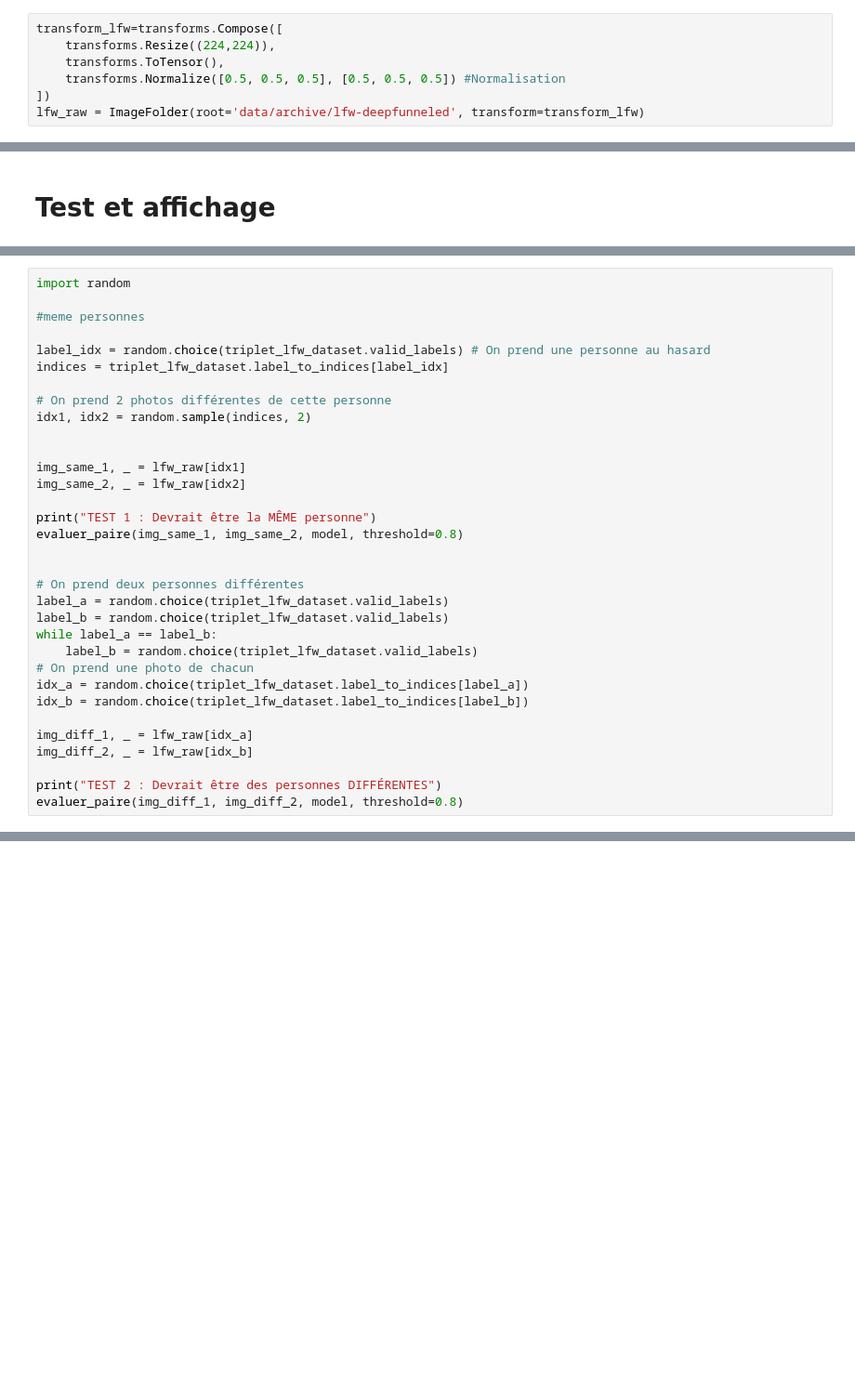
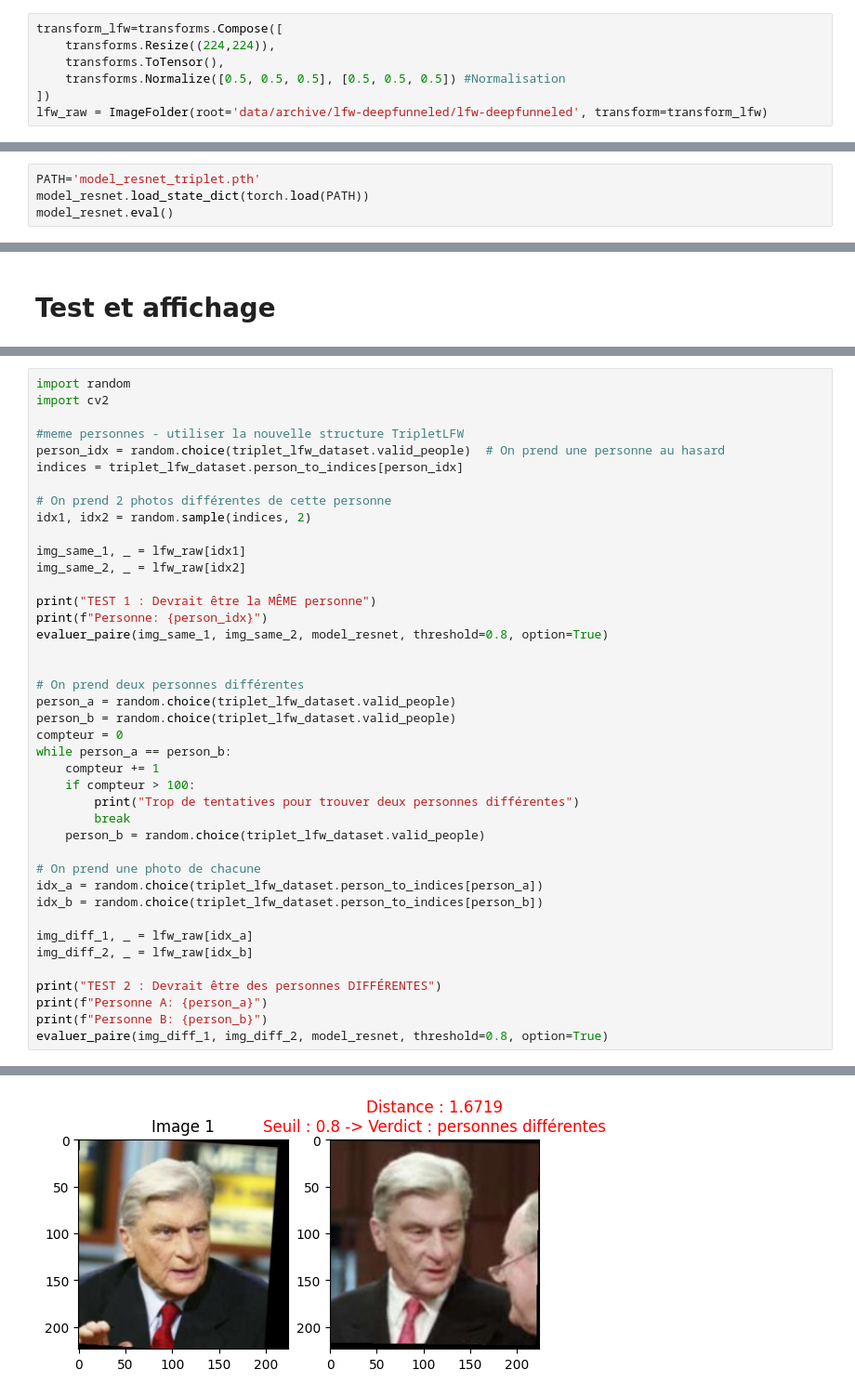
Before and after one commit to Squenger/Reconnaissance_faciale_avec_triplet_loss, a Jupyter notebook: Triplet_loss.ipynb, the cells around one changed output, grey strips where cells are left out. Shown at 93% size. Cells and saved outputs as stored; diff of their text form; blank space fills up the shorter version.

```diff
--- a/Triplet_loss.ipynb
+++ b/Triplet_loss.ipynb
@@ -240,4 +266,4 @@ transform_lfw=transforms.Compose([
     transforms.ToTensor(),
     transforms.Normalize([0.5, 0.5, 0.5], [0.5, 0.5, 0.5]) #Normalisation
 ])
-lfw_raw = ImageFolder(root='data/archive/lfw-deepfunneled', transform=transform_lfw)
+lfw_raw = ImageFolder(root='data/archive/lfw-deepfunneled/lfw-deepfunneled', transform=transform_lfw)
@@ -381,0 +494,4 @@ KeyboardInterrupt:
+# %%
+PATH='model_resnet_triplet.pth'
+model_resnet.load_state_dict(torch.load(PATH))
+model_resnet.eval()
@@ -428,33 +579,42 @@ def evaluer_paire(img1,img2,model,threshold=1.0):
 # %%
 import random
+import cv2
 
-#meme personnes
-
-label_idx = random.choice(triplet_lfw_dataset.valid_labels) # On prend une personne au hasard
-indices = triplet_lfw_dataset.label_to_indices[label_idx]
+#meme personnes - utiliser la nouvelle structure TripletLFW
+person_idx = random.choice(triplet_lfw_dataset.valid_people)  # On prend une personne au hasard
+indices = triplet_lfw_dataset.person_to_indices[person_idx]
 
 # On prend 2 photos différentes de cette personne
 idx1, idx2 = random.sample(indices, 2)
-
 
 img_same_1, _ = lfw_raw[idx1]
 img_same_2, _ = lfw_raw[idx2]
 
 print("TEST 1 : Devrait être la MÊME personne")
-evaluer_paire(img_same_1, img_same_2, model, threshold=0.8)
+print(f"Personne: {person_idx}")
+evaluer_paire(img_same_1, img_same_2, model_resnet, threshold=0.8, option=True)
 
 
 # On prend deux personnes différentes
-label_a = random.choice(triplet_lfw_dataset.valid_labels)
-label_b = random.choice(triplet_lfw_dataset.valid_labels)
-while label_a == label_b:
-    label_b = random.choice(triplet_lfw_dataset.valid_labels)
-# On prend une photo de chacun
-idx_a = random.choice(triplet_lfw_dataset.label_to_indices[label_a])
-idx_b = random.choice(triplet_lfw_dataset.label_to_indices[label_b])
+person_a = random.choice(triplet_lfw_dataset.valid_people)
+person_b = random.choice(triplet_lfw_dataset.valid_people)
+compteur = 0
+while person_a == person_b:
+    compteur += 1
+    if compteur > 100:
+        print("Trop de tentatives pour trouver deux personnes différentes")
+        break
+    person_b = random.choice(triplet_lfw_dataset.valid_people)
+
+# On prend une photo de chacune
+idx_a = random.choice(triplet_lfw_dataset.person_to_indices[person_a])
+idx_b = random.choice(triplet_lfw_dataset.person_to_indices[person_b])
 
 img_diff_1, _ = lfw_raw[idx_a]
 img_diff_2, _ = lfw_raw[idx_b]
 
 print("TEST 2 : Devrait être des personnes DIFFÉRENTES")
-evaluer_paire(img_diff_1, img_diff_2, model, threshold=0.8)
+print(f"Personne A: {person_a}")
+print(f"Personne B: {person_b}")
+evaluer_paire(img_diff_1, img_diff_2, model_resnet, threshold=0.8, option=True)
+# %% [output]
@@ -460,0 +626 @@ evaluer_paire(img_diff_1, img_diff_2, model, threshold=0.8)
+[figure, added]
```
Also changed, not shown: parts of 17 cells of this notebook, 5 other files.
